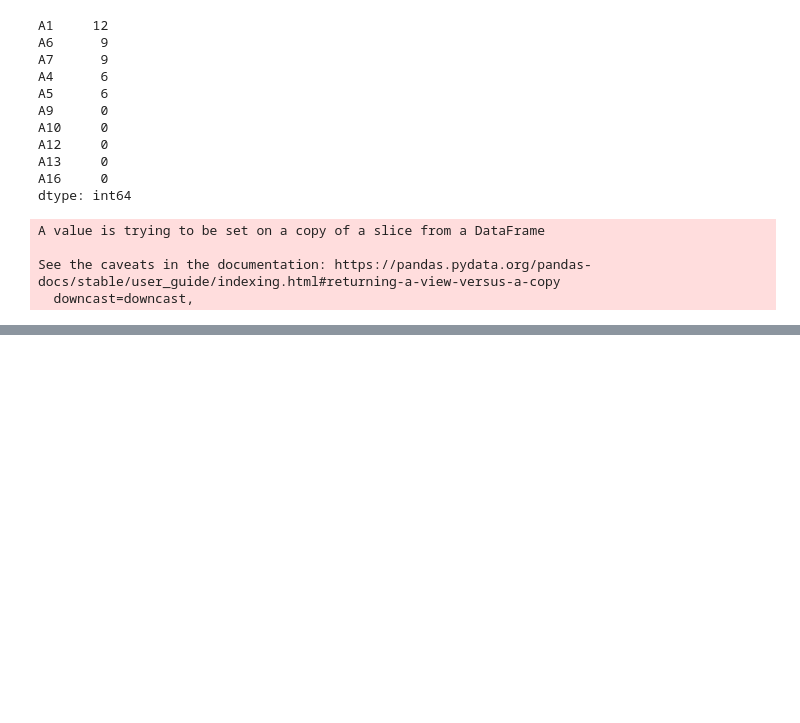
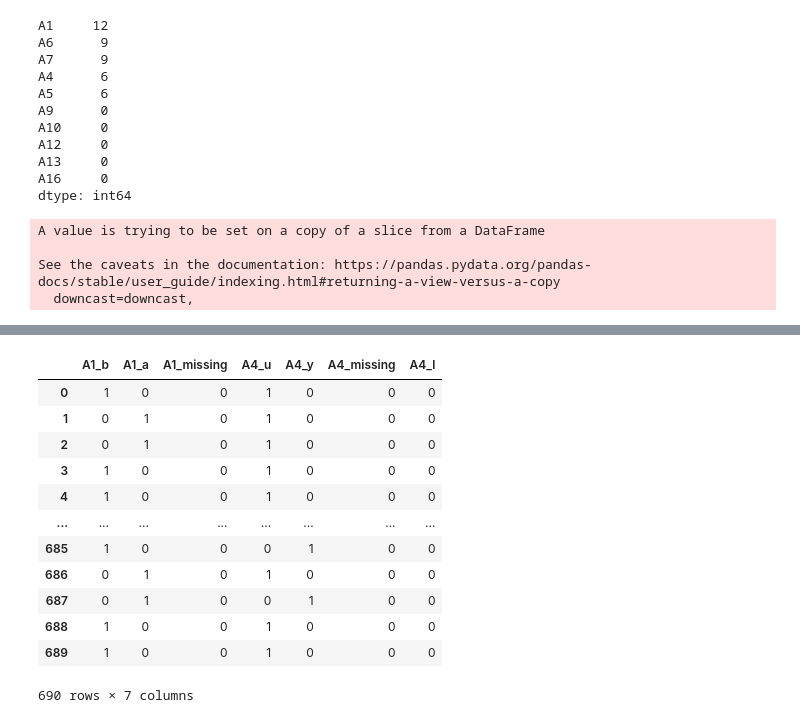
Before and after one commit to ashen007/Feature_enginering, a Jupyter notebook: notebooks/encoding features.ipynb, the cells around one changed output, grey strips where cells are left out. Saved outputs shown, nothing was run; the diff lists cells and outputs as text; code cells hidden in the pictures; blank space fills up the shorter version.

```diff
--- a/notebooks/encoding features.ipynb
+++ b/notebooks/encoding features.ipynb
@@ -244,0 +352,16 @@ See the caveats in the documentation: https://pandas.pydata.org/pandas-docs/stab
+# %%
+encoder.transform(categorical_feature[['A1','A4']])
+# %% [output]
+|  | A1_b | A1_a | A1_missing | A4_u | A4_y | A4_missing | A4_l |
+| 0 | 1 | 0 | 0 | 1 | 0 | 0 | 0 |
+| 1 | 0 | 1 | 0 | 1 | 0 | 0 | 0 |
+| 2 | 0 | 1 | 0 | 1 | 0 | 0 | 0 |
+| 3 | 1 | 0 | 0 | 1 | 0 | 0 | 0 |
+| 4 | 1 | 0 | 0 | 1 | 0 | 0 | 0 |
+| ... | ... | ... | ... | ... | ... | ... | ... |
+| 685 | 1 | 0 | 0 | 0 | 1 | 0 | 0 |
+| 686 | 0 | 1 | 0 | 1 | 0 | 0 | 0 |
+| 687 | 0 | 1 | 0 | 0 | 1 | 0 | 0 |
+| 688 | 1 | 0 | 0 | 1 | 0 | 0 | 0 |
+| 689 | 1 | 0 | 0 | 1 | 0 | 0 | 0 |
+690 rows × 7 columns
```
Also changed, not shown: parts of 11 cells of this notebook.
